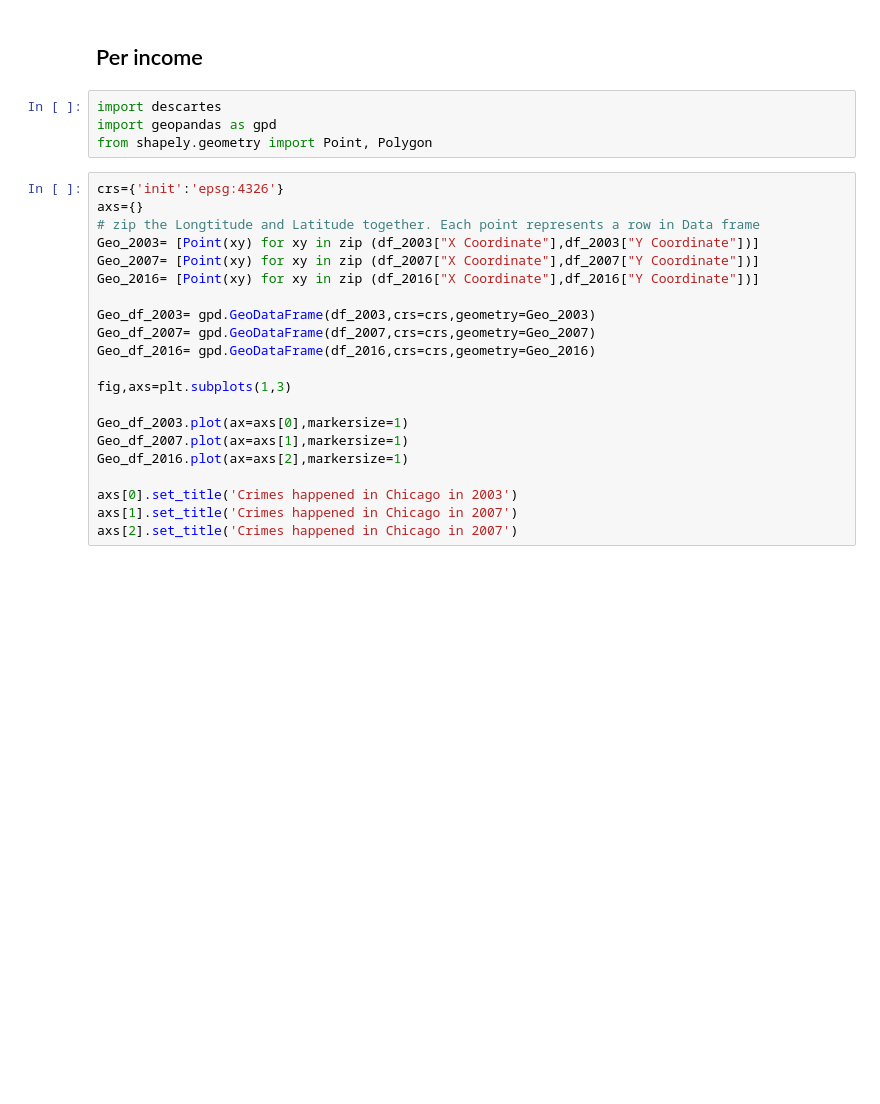
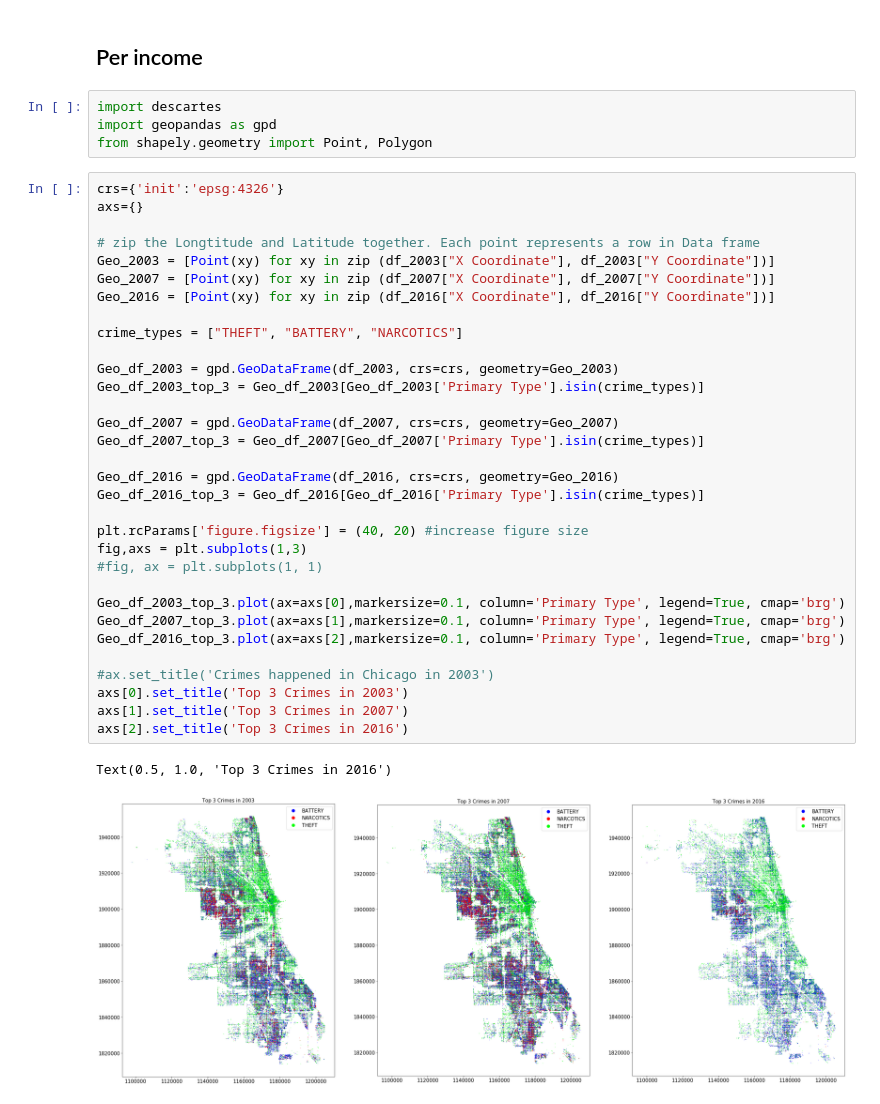
Before and after one commit to nschenone/Crime_Analysis_in_Chicago, a Jupyter notebook: COGS 108 Final Project.ipynb, the cells around one changed output. Saved outputs shown, nothing was run; the diff lists cells and outputs as text; blank space fills up the shorter version.

```diff
--- a/COGS 108 Final Project.ipynb
+++ b/COGS 108 Final Project.ipynb
@@ -274,21 +308,35 @@ from shapely.geometry import Point, Polygon
 # %%
 crs={'init':'epsg:4326'}
 axs={}
+
 # zip the Longtitude and Latitude together. Each point represents a row in Data frame
-Geo_2003= [Point(xy) for xy in zip (df_2003["X Coordinate"],df_2003["Y Coordinate"])]
-Geo_2007= [Point(xy) for xy in zip (df_2007["X Coordinate"],df_2007["Y Coordinate"])]
-Geo_2016= [Point(xy) for xy in zip (df_2016["X Coordinate"],df_2016["Y Coordinate"])]
+Geo_2003 = [Point(xy) for xy in zip (df_2003["X Coordinate"], df_2003["Y Coordinate"])]
+Geo_2007 = [Point(xy) for xy in zip (df_2007["X Coordinate"], df_2007["Y Coordinate"])]
+Geo_2016 = [Point(xy) for xy in zip (df_2016["X Coordinate"], df_2016["Y Coordinate"])]
 
-Geo_df_2003= gpd.GeoDataFrame(df_2003,crs=crs,geometry=Geo_2003)
-Geo_df_2007= gpd.GeoDataFrame(df_2007,crs=crs,geometry=Geo_2007)
-Geo_df_2016= gpd.GeoDataFrame(df_2016,crs=crs,geometry=Geo_2016)
+crime_types = ["THEFT", "BATTERY", "NARCOTICS"]
 
-fig,axs=plt.subplots(1,3)
+Geo_df_2003 = gpd.GeoDataFrame(df_2003, crs=crs, geometry=Geo_2003)
+Geo_df_2003_top_3 = Geo_df_2003[Geo_df_2003['Primary Type'].isin(crime_types)]
 
-Geo_df_2003.plot(ax=axs[0],markersize=1)
-Geo_df_2007.plot(ax=axs[1],markersize=1)
-Geo_df_2016.plot(ax=axs[2],markersize=1)
+Geo_df_2007 = gpd.GeoDataFrame(df_2007, crs=crs, geometry=Geo_2007)
+Geo_df_2007_top_3 = Geo_df_2007[Geo_df_2007['Primary Type'].isin(crime_types)]
 
-axs[0].set_title('Crimes happened in Chicago in 2003')
-axs[1].set_title('Crimes happened in Chicago in 2007')
-axs[2].set_title('Crimes happened in Chicago in 2007')
+Geo_df_2016 = gpd.GeoDataFrame(df_2016, crs=crs, geometry=Geo_2016)
+Geo_df_2016_top_3 = Geo_df_2016[Geo_df_2016['Primary Type'].isin(crime_types)]
+
+plt.rcParams['figure.figsize'] = (40, 20) #increase figure size
+fig,axs = plt.subplots(1,3)
+#fig, ax = plt.subplots(1, 1)
+
+Geo_df_2003_top_3.plot(ax=axs[0],markersize=0.1, column='Primary Type', legend=True, cmap='brg')
+Geo_df_2007_top_3.plot(ax=axs[1],markersize=0.1, column='Primary Type', legend=True, cmap='brg')
+Geo_df_2016_top_3.plot(ax=axs[2],markersize=0.1, column='Primary Type', legend=True, cmap='brg')
+
+#ax.set_title('Crimes happened in Chicago in 2003')
+axs[0].set_title('Top 3 Crimes in 2003')
+axs[1].set_title('Top 3 Crimes in 2007')
+axs[2].set_title('Top 3 Crimes in 2016')
+# %% [output]
+Text(0.5, 1.0, 'Top 3 Crimes in 2016')
+[figure, added]
```
Also changed, not shown: parts of 7 cells of this notebook.
